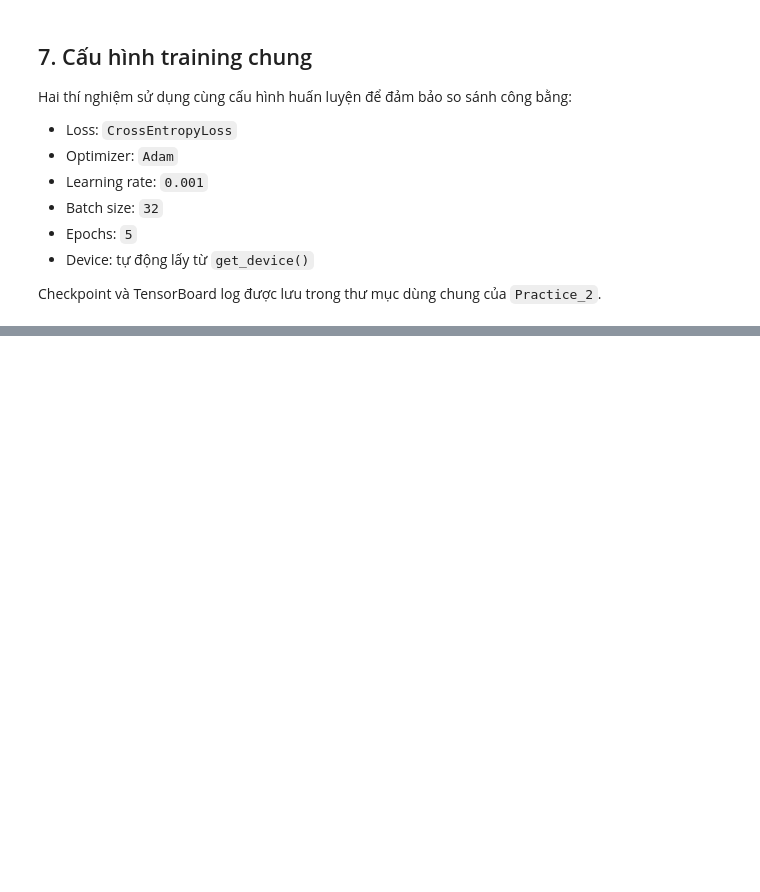
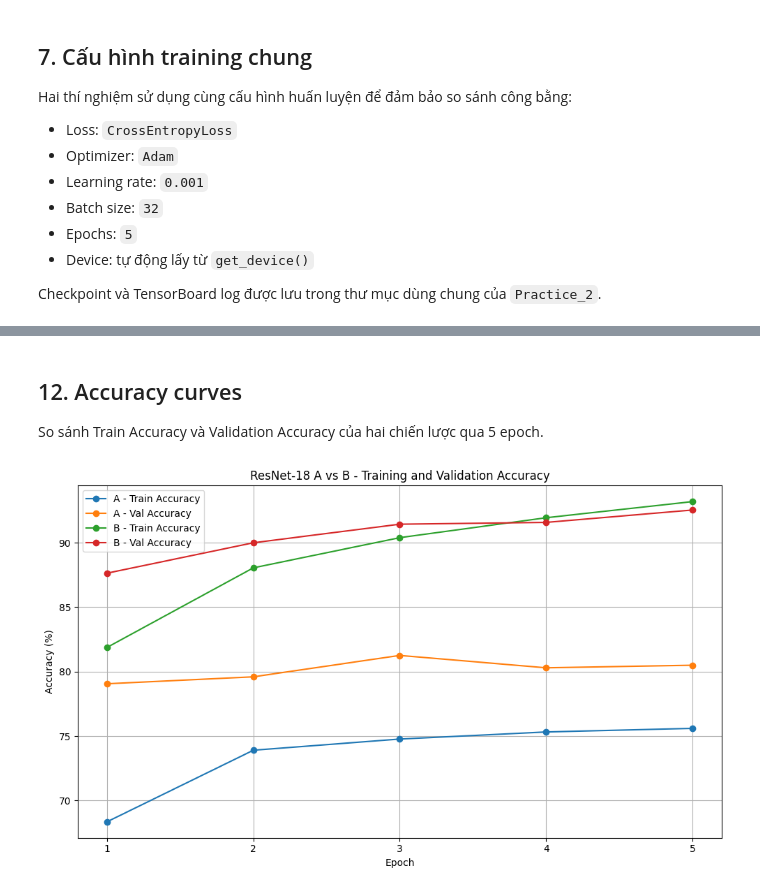
Before and after one commit to tanlen06-debug/UTH-Deep-Learning-nhom2, a Jupyter notebook: Practice_2/notebooks/02_resnet18.ipynb, the cells around one changed output, grey strips where cells are left out. Saved outputs shown, nothing was run; the diff lists cells and outputs as text; code cells hidden in the pictures; blank space fills up the shorter version.

```diff
--- a/Practice_2/notebooks/02_resnet18.ipynb
+++ b/Practice_2/notebooks/02_resnet18.ipynb
@@ -371,0 +670,49 @@ TensorBoard B : D:\DEEP\UTH-Deep-Learning-nhom2\Practice_2\runs\resnet18_layer4_
+# %% [markdown]
+## 12. Accuracy curves
+
+So sánh Train Accuracy và Validation Accuracy của hai chiến lược qua 5 epoch.
+# %%
+# ============================================================
+# CELL 12 - ACCURACY CURVES
+# ============================================================
+
+plt.figure(figsize=(10, 6))
+
+plt.plot(
+    epochs,
+    history_a["train_acc"],
+    marker="o",
+    label="A - Train Accuracy"
+)
+
+plt.plot(
+    epochs,
+    history_a["val_acc"],
+    marker="o",
+    label="A - Val Accuracy"
+)
+
+plt.plot(
+    epochs,
+    history_b["train_acc"],
+    marker="o",
+    label="B - Train Accuracy"
+)
+
+plt.plot(
+    epochs,
+    history_b["val_acc"],
+    marker="o",
+    label="B - Val Accuracy"
+)
+
+plt.title("ResNet-18 A vs B - Training and Validation Accuracy")
+plt.xlabel("Epoch")
+plt.ylabel("Accuracy (%)")
+plt.xticks(list(epochs))
+plt.grid(True)
+plt.legend()
+plt.tight_layout()
+plt.show()
+# %% [output]
+[figure, added]
```
Also changed, not shown: parts of 18 cells of this notebook.
